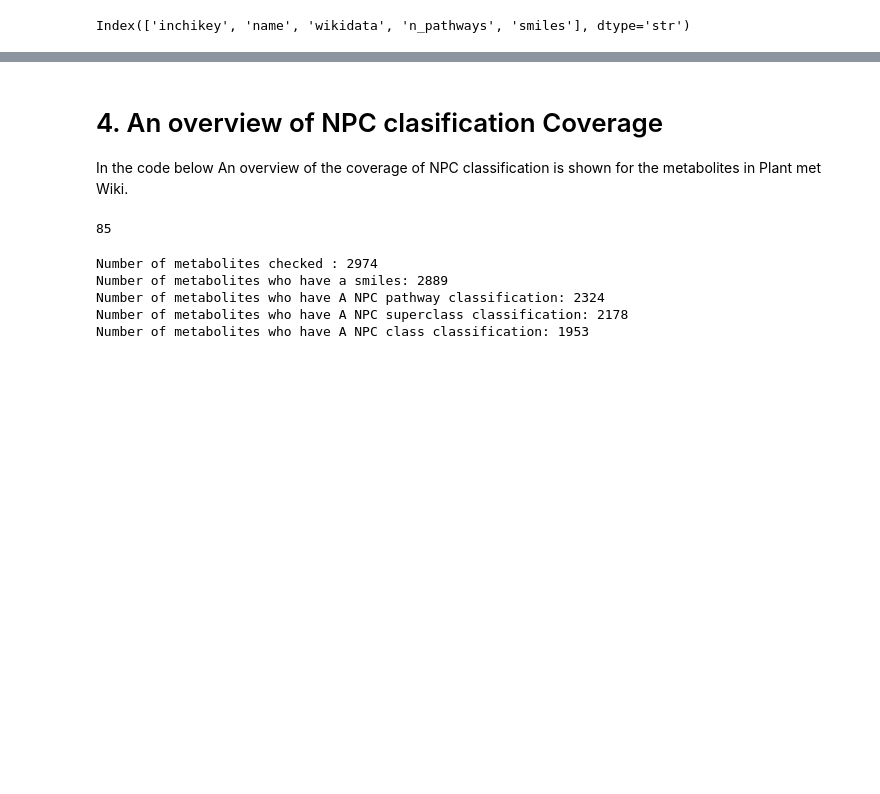
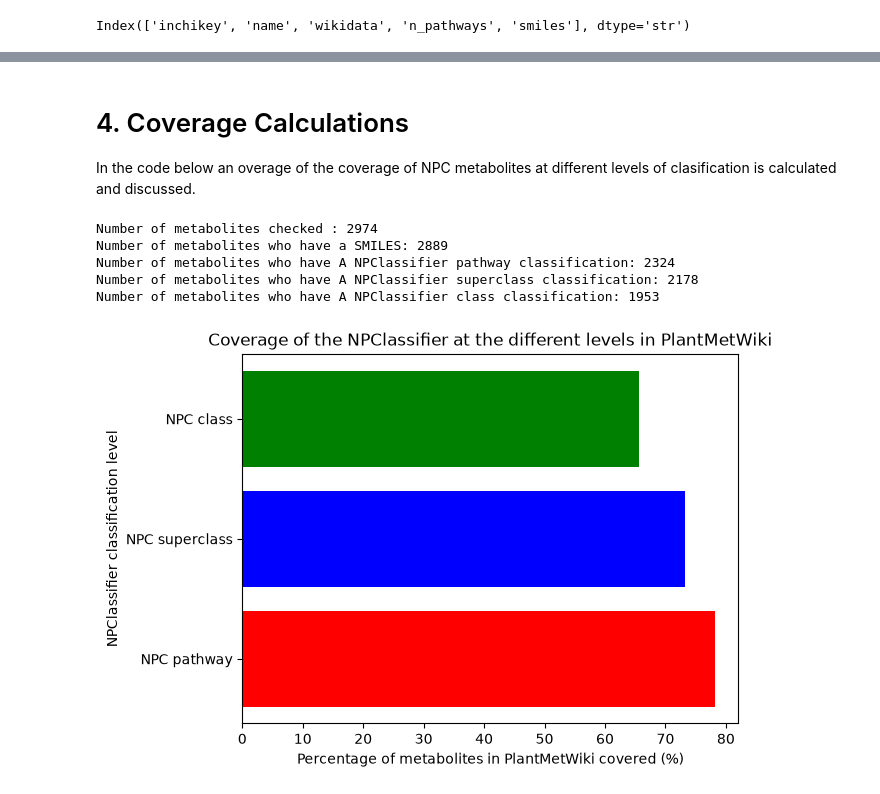
Before and after one commit to pathway-lod/lod-pathways-community, a Jupyter notebook: pilots/metabolomics_overlap/explore_npcs.ipynb, the cells around one changed output, grey strips where cells are left out. Saved outputs shown, nothing was run; the diff lists cells and outputs as text; code cells hidden in the pictures; blank space fills up the shorter version.

Commit message:
added coverage chart and explenatios

```diff
--- a/pilots/metabolomics_overlap/explore_npcs.ipynb
+++ b/pilots/metabolomics_overlap/explore_npcs.ipynb
@@ -108,24 +110,33 @@ def split_ncp_class_in_class(ncp_classification):
 InChiKey_full.to_csv("All_NPC_classifications.csv", index=True, header=True)
 # %% [markdown]
-# 4. An overview of NPC clasification Coverage
-In the code below An overview of the coverage of NPC classification is shown for the metabolites in Plant met Wiki.
+# 4. Coverage Calculations
+In the code below an overage of the coverage of NPC metabolites at different levels of clasification is calculated and discussed.
-# %%
-# counting the NaN, these Inchikeys have no smiles linked in Pubchem
-no_smiles = InChiKey_full["smiles"].isna().sum()
-print(no_smiles)
-# %% [output]
-85
 # %%
+#Coverage by counts
 Metabolites_keys= InChiKey_full["inchikey"].count()
 Metabolites_smiles = InChiKey_full["smiles"].count()
 Metabolites_pathway =InChiKey_full["ncp_pathway"].count()
 Metabolites_superclass =InChiKey_full["ncp_superclass"].count()
 Metabolites_class = InChiKey_full["ncp_class"].count()
 
-print(f"Number of metabolites checked : {Metabolites_keys} \nNumber of metabolites who have a smiles: {Metabolites_smiles}\nNumber of metabolites who have A NPC pathway classification: {Metabolites_pathway} \nNumber of metabolites who have A NPC superclass classification: {Metabolites_superclass} \nNumber of metabolites who have A NPC class classification: {Metabolites_class}")
+print(f"Number of metabolites checked : {Metabolites_keys} \nNumber of metabolites who have a SMILES: {Metabolites_smiles}\nNumber of metabolites who have A NPClassifier pathway classification: {Metabolites_pathway} \nNumber of metabolites who have A NPClassifier superclass classification: {Metabolites_superclass} \nNumber of metabolites who have A NPClassifier class classification: {Metabolites_class}")
 # %% [output]
 Number of metabolites checked : 2974
-Number of metabolites who have a smiles: 2889
-Number of metabolites who have A NPC pathway classification: 2324
-Number of metabolites who have A NPC superclass classification: 2178
-Number of metabolites who have A NPC class classification: 1953
+Number of metabolites who have a SMILES: 2889
+Number of metabolites who have A NPClassifier pathway classification: 2324
+Number of metabolites who have A NPClassifier superclass classification: 2178
+Number of metabolites who have A NPClassifier class classification: 1953
+# %%
+#coverage by percentages
+smiles_coverage = Metabolites_smiles/Metabolites_keys * 100
+NPC_pathway_coverage = Metabolites_pathway/Metabolites_keys * 100
+NPC_superclass_coverage = Metabolites_superclass/Metabolites_keys * 100
+NPC_class_coverage = Metabolites_class/Metabolites_keys * 100
+
+plt.barh( ["NPC pathway", "NPC superclass", "NPC class"], [NPC_pathway_coverage, NPC_superclass_coverage, NPC_class_coverage], color = ['red', 'blue', 'green'])
+plt.title("Coverage of the NPClassifier at the different levels in PlantMetWiki")
+plt.xlabel("Percentage of metabolites in PlantMetWiki covered (%)")
+plt.ylabel("NPClassifier classification level")
+plt.show()
+# %% [output]
+[figure, added]
```
Also changed, not shown: parts of 13 cells of this notebook.
